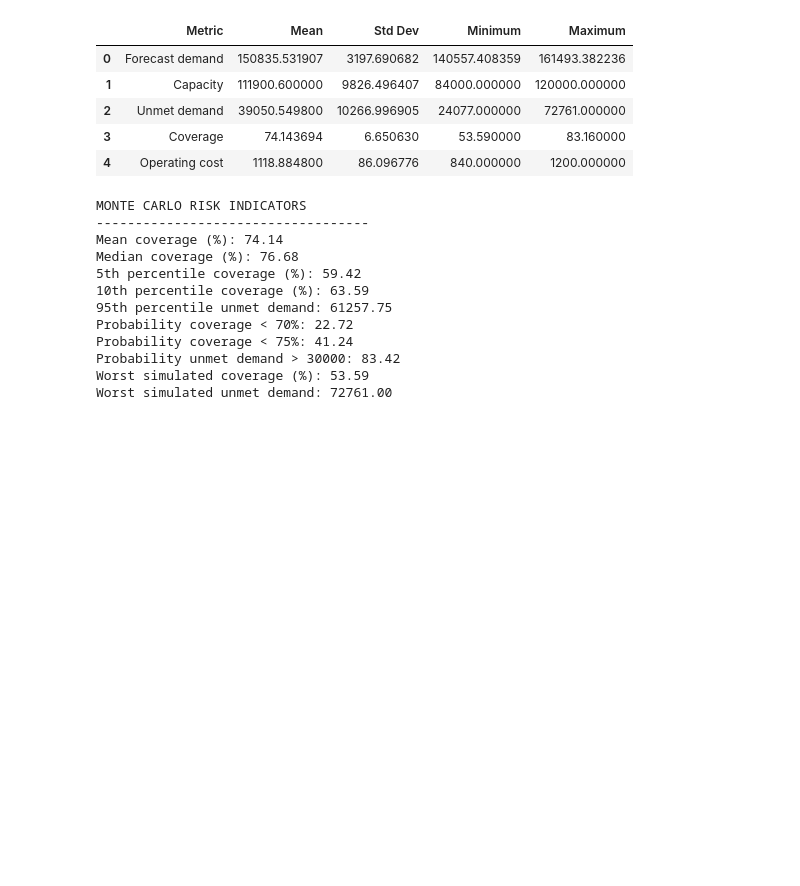
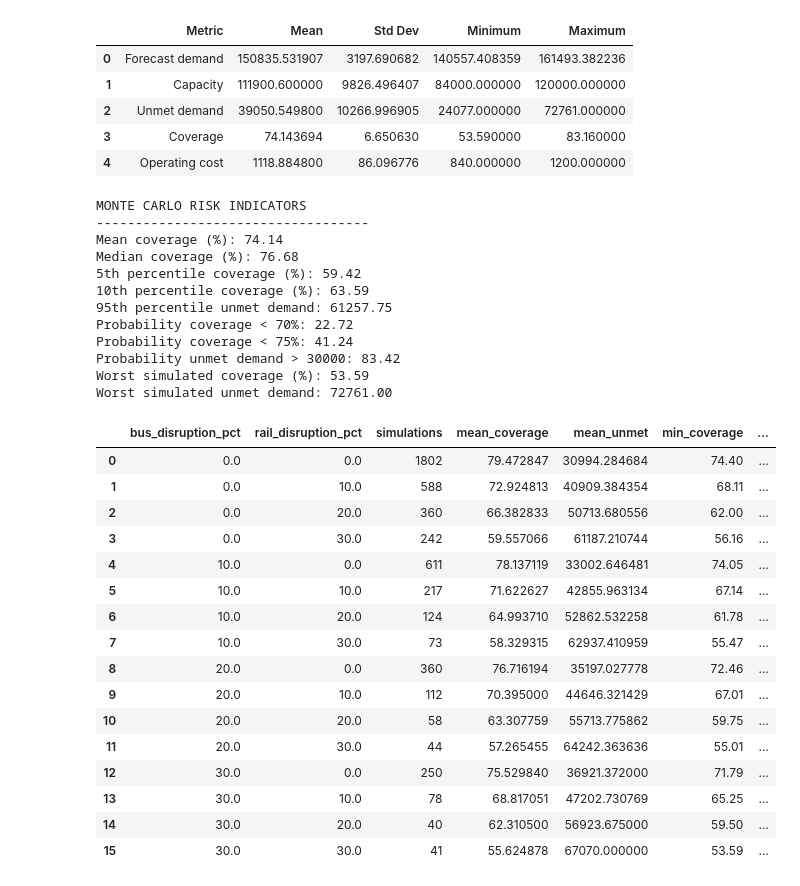
Before and after one commit to abhisarthak/public-transport-demand-planning, a Jupyter notebook: notebooks/03_fleet_optimization.ipynb, the cells around one changed output. Drawn from its saved outputs; the diff is of its cells as text; code cells hidden in the pictures; blank space fills up the shorter version.

Commit message:
WORST MONTE CARLO SCENARIOS

```diff
--- a/notebooks/03_fleet_optimization.ipynb
+++ b/notebooks/03_fleet_optimization.ipynb
@@ -3223,3 +3223,55 @@ Probability coverage < 75%: 41.24
 Probability unmet demand > 30000: 83.42
 Worst simulated coverage (%): 53.59
 Worst simulated unmet demand: 72761.00
+# %%
+# ============================================
+# 38. MONTE CARLO RISK BY DISRUPTION
+# ============================================
+
+mc_disruption_analysis = (
+    monte_carlo_results
+    .groupby(
+        [
+            "bus_disruption_pct",
+            "rail_disruption_pct"
+        ]
+    )
+    .agg(
+        simulations=("simulation", "count"),
+        mean_coverage=("coverage_pct", "mean"),
+        mean_unmet=("unmet_demand", "mean"),
+        min_coverage=("coverage_pct", "min"),
+        max_unmet=("unmet_demand", "max")
+    )
+    .reset_index()
+)
+
+mc_disruption_analysis[
+    [
+        "bus_disruption_pct",
+        "rail_disruption_pct",
+        "simulations",
+        "mean_coverage",
+        "mean_unmet",
+        "min_coverage",
+        "max_unmet"
+    ]
+]
+# %% [output]
+|  | bus_disruption_pct | rail_disruption_pct | simulations | mean_coverage | mean_unmet | min_coverage | ... |
+| 0 | 0.0 | 0.0 | 1802 | 79.472847 | 30994.284684 | 74.40 | ... |
+| 1 | 0.0 | 10.0 | 588 | 72.924813 | 40909.384354 | 68.11 | ... |
+| 2 | 0.0 | 20.0 | 360 | 66.382833 | 50713.680556 | 62.00 | ... |
+| 3 | 0.0 | 30.0 | 242 | 59.557066 | 61187.210744 | 56.16 | ... |
+| 4 | 10.0 | 0.0 | 611 | 78.137119 | 33002.646481 | 74.05 | ... |
+| 5 | 10.0 | 10.0 | 217 | 71.622627 | 42855.963134 | 67.14 | ... |
+| 6 | 10.0 | 20.0 | 124 | 64.993710 | 52862.532258 | 61.78 | ... |
+| 7 | 10.0 | 30.0 | 73 | 58.329315 | 62937.410959 | 55.47 | ... |
+| 8 | 20.0 | 0.0 | 360 | 76.716194 | 35197.027778 | 72.46 | ... |
+| 9 | 20.0 | 10.0 | 112 | 70.395000 | 44646.321429 | 67.01 | ... |
+| 10 | 20.0 | 20.0 | 58 | 63.307759 | 55713.775862 | 59.75 | ... |
+| 11 | 20.0 | 30.0 | 44 | 57.265455 | 64242.363636 | 55.01 | ... |
+| 12 | 30.0 | 0.0 | 250 | 75.529840 | 36921.372000 | 71.79 | ... |
+| 13 | 30.0 | 10.0 | 78 | 68.817051 | 47202.730769 | 65.25 | ... |
+| 14 | 30.0 | 20.0 | 40 | 62.310500 | 56923.675000 | 59.50 | ... |
+| 15 | 30.0 | 30.0 | 41 | 55.624878 | 67070.000000 | 53.59 | ... |
```
Also changed, not shown: parts of 1 cell of this notebook.
